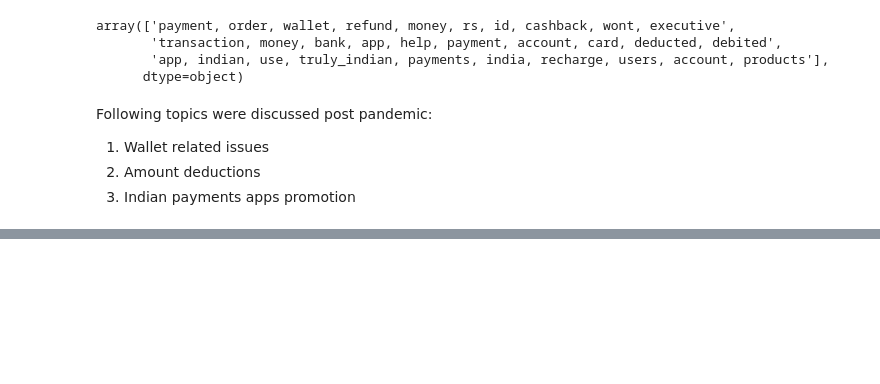
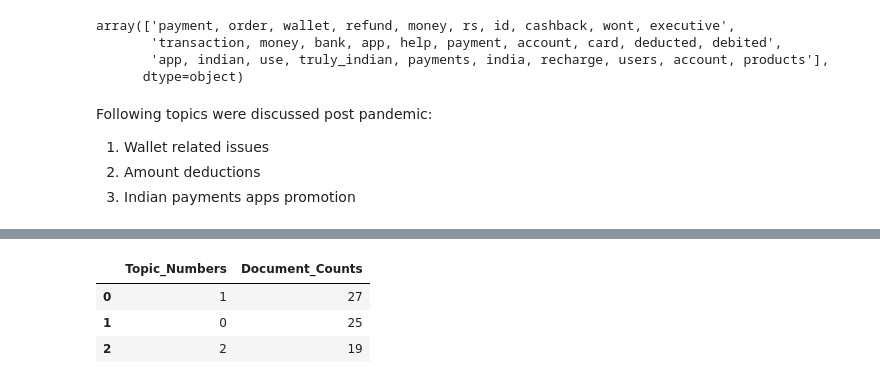
Before and after one commit to patilpushkarp/comp, a Jupyter notebook: comp/docs/individual/fintech/response_mobikwik.ipynb, the cells around one changed output, grey strips where cells are left out. Drawn from its saved outputs; the diff is of its cells as text; code cells hidden in the pictures; blank space fills up the shorter version.

```diff
--- a/comp/docs/individual/fintech/response_mobikwik.ipynb
+++ b/comp/docs/individual/fintech/response_mobikwik.ipynb
@@ -313,0 +328,7 @@ distutils Version classes are deprecated. Use packaging.version instead.
+# %%
+post_queries_dist
+# %% [output]
+|  | Topic_Numbers | Document_Counts |
+| 0 | 1 | 27 |
+| 1 | 0 | 25 |
+| 2 | 2 | 19 |
```
Also changed, not shown: parts of 9 cells of this notebook, 38 other files.
